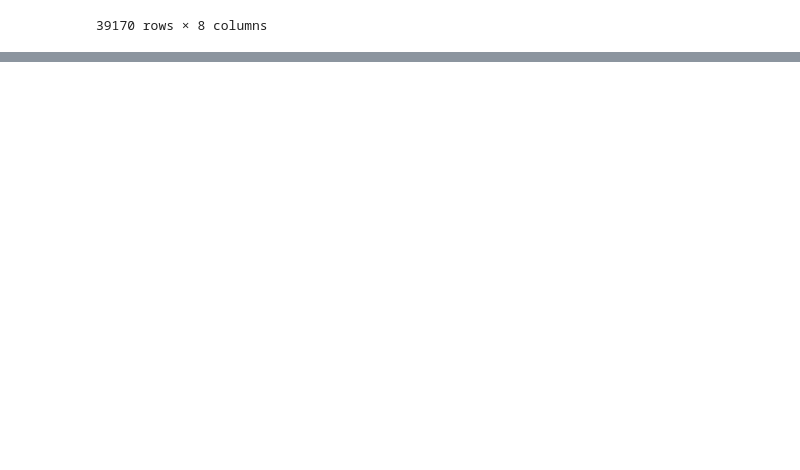
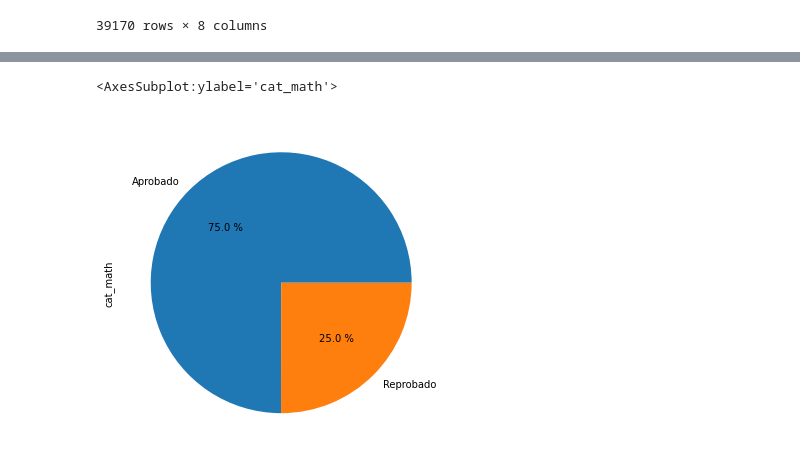
Before and after one commit to jeramirez94/Capacitacion-python_fundamentals, a Jupyter notebook: Tareas/Tarea 17 - Grados.ipynb, the cells around one changed output, grey strips where cells are left out. Drawn from its saved outputs; the diff is of its cells as text; code cells hidden in the pictures; blank space fills up the shorter version.

```diff
--- a/Tareas/Tarea 17 - Grados.ipynb
+++ b/Tareas/Tarea 17 - Grados.ipynb
@@ -93,0 +101,7 @@ data_students
+# %%
+nombres = data_students["cat_math"].unique().tolist()
+nombres.sort(reverse=False)
+data_students["cat_math"].value_counts().plot.pie(figsize=(11,6),labels=nombres,autopct="%0.1f %%")
+# %% [output]
+<AxesSubplot:ylabel='cat_math'>
+[figure, added]
```
Also changed, not shown: parts of 1 cell of this notebook.
